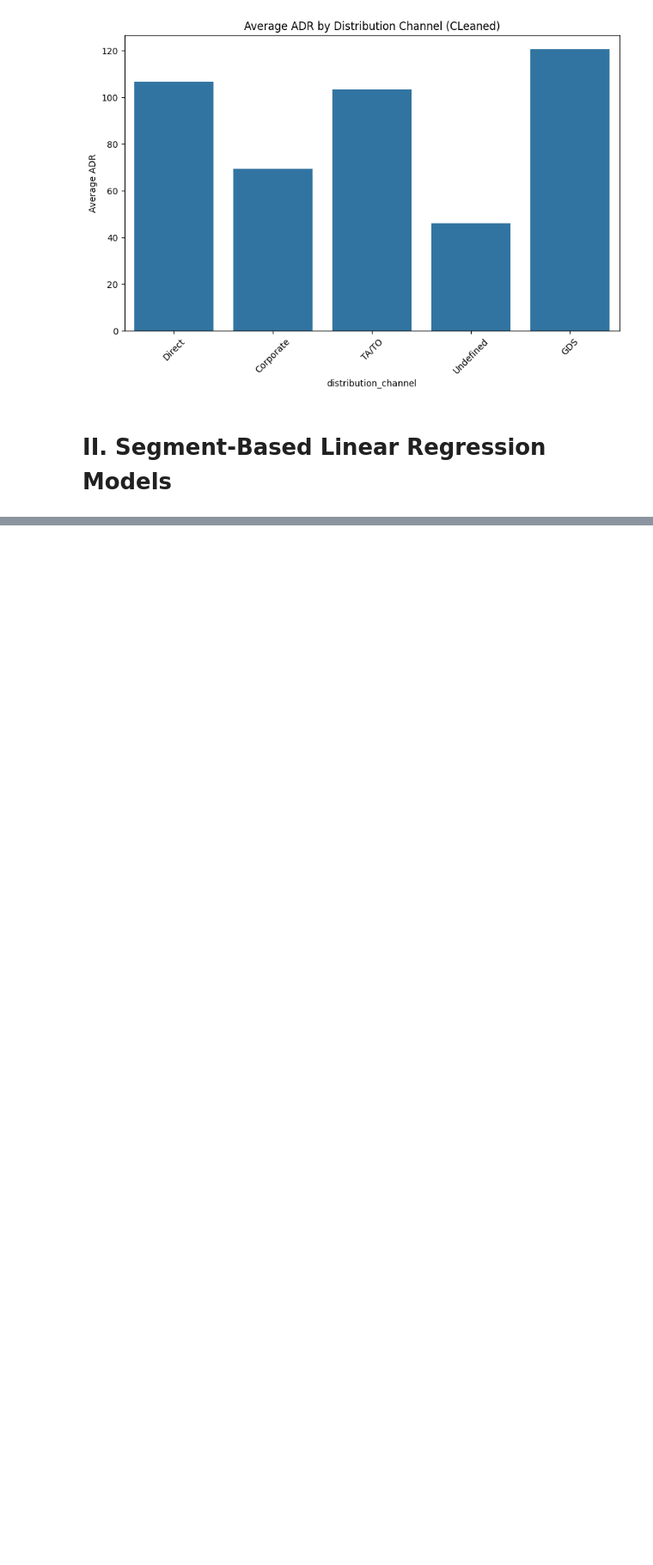
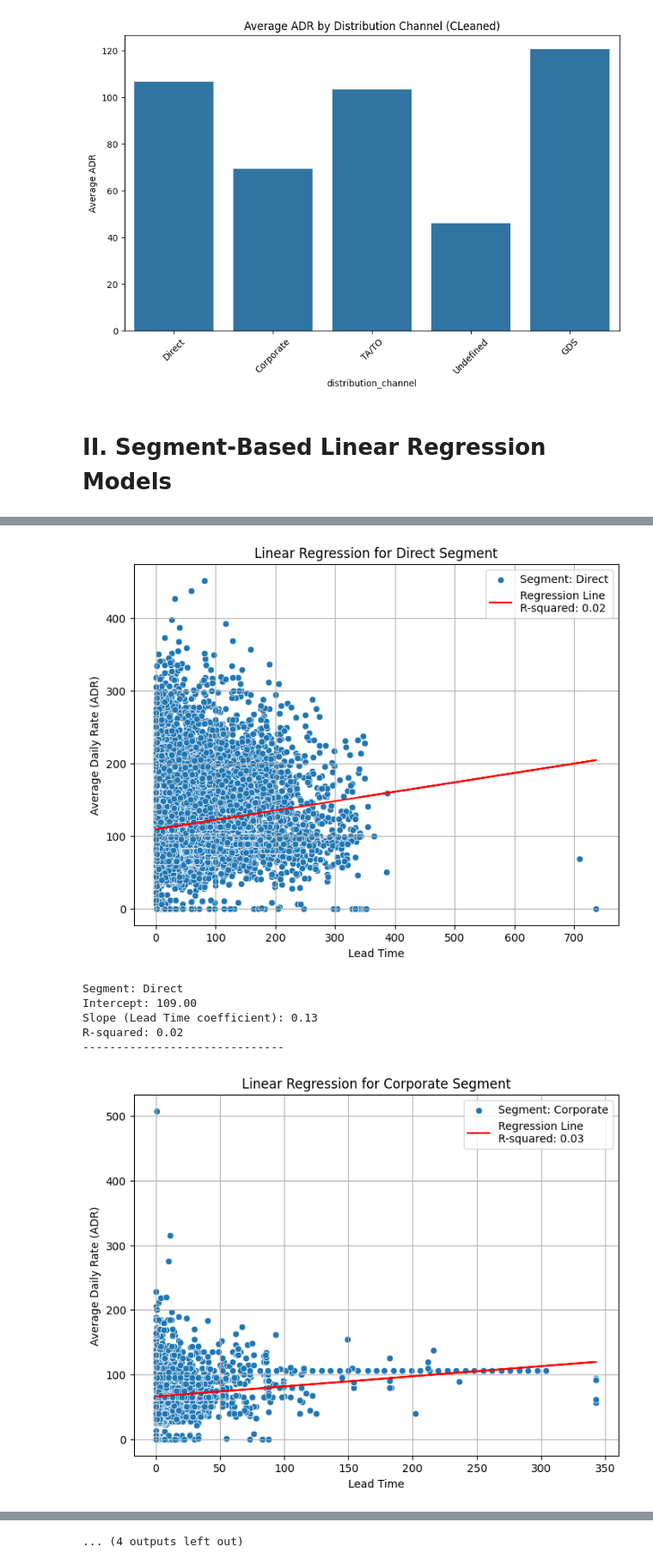
Before and after one commit to VietHoang0805/HotelAnalyst, a Jupyter notebook: [7_10]_DDDM_Mini_Project.ipynb, the cells around one changed output, grey strips where cells are left out. Shown at 86% size. Saved outputs shown, nothing was run; the diff lists cells and outputs as text; code cells hidden in the pictures; blank space fills up the shorter version.

Commit message:
Push Linear Regression Explanation

```diff
--- a/[7_10]_DDDM_Mini_Project.ipynb
+++ b/[7_10]_DDDM_Mini_Project.ipynb
@@ -484,0 +497,3 @@ plt.show()
+# %%
+segment_Based = df[['adr', 'lead_time', 'market_segment', 'is_canceled']]
+segment_Based
@@ -484,0 +555,3 @@ plt.show()
+# %%
+segment_Based_Unique = segment_Based['market_segment'].unique()
+segment_Based_Unique
@@ -484,0 +561,25 @@ plt.show()
+# %%
+# Init a dictionary to store R-squared values for each segment
+r_squared_values = {}
+# Perform linear regression for each segment
+for segment in segment_Based_Unique:
+    r_squared = linear_regression_per_segment(segment, df)
+    r_squared_values[segment] = r_squared
+
+# Compare R-squared values for different segments
+print("R-squared values for each segment:")
+
+for segment, r_squared in r_squared_values.items():
+    print(f"{segment}: {r_squared:.2f}")
+
+# Identify which segment is the most predictable
+most_predictable_segment = max(r_squared_values, key=r_squared_values.get)
+print(f"\nThe most predictable segment is: {most_predictable_segment} with R-squared: {r_squared_values[most_predictable_segment]:.2f}")
+# %% [output]
+[figure, added]
+Segment: Direct
+Intercept: 109.00
+Slope (Lead Time coefficient): 0.13
+R-squared: 0.02
+------------------------------
+[figure, added]
@@ -484,0 +615 @@ plt.show()
+... (4 outputs left out)
```
Also changed, not shown: parts of 14 cells of this notebook, 1 other file.
